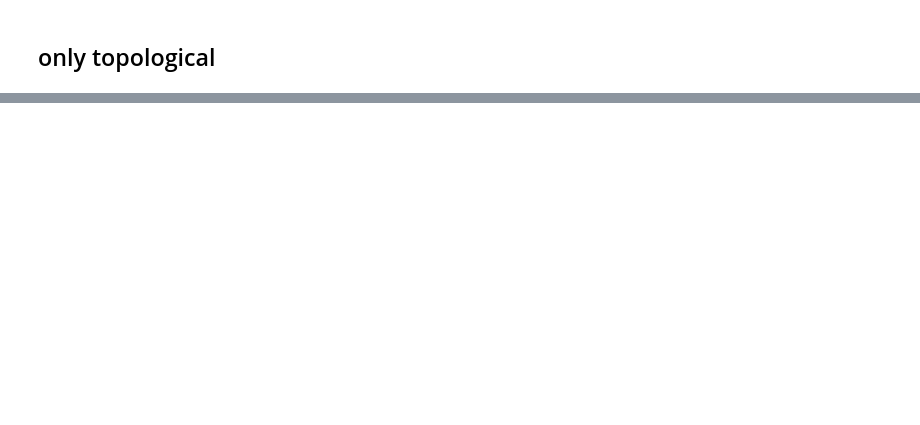
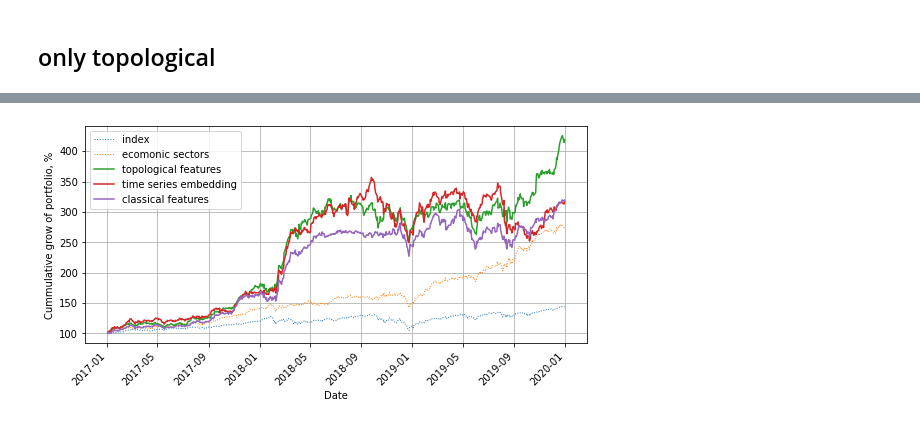
Before and after one commit to petrsokerin/Stock_clustering_paper, a Jupyter notebook: new_res_analysis.ipynb, the cells around one changed output, grey strips where cells are left out. Saved outputs shown, nothing was run; the diff lists cells and outputs as text; code cells hidden in the pictures; blank space fills up the shorter version.

```diff
--- a/new_res_analysis.ipynb
+++ b/new_res_analysis.ipynb
@@ -238,0 +303,5 @@ all_exp_pivot
+# %%
+all_experiments = all_experiments.sort_values(['Risk'], ascending=False)
+all_experiments_selected  = all_experiments[all_experiments['exp_name'] == exp_name].drop(['exp_name'], axis=1)
+all_experiments_gr = all_experiments_selected.groupby(['category'], as_index=False, sort=True).first()
+all_experiments_gr
@@ -238,0 +318,10 @@ all_exp_pivot
+# %%
+methods = dict()
+
+for line in all_experiments_gr.iterrows():
+
+    data = line[1]
+    if data['category'] != 'index':
+        methods[data['category']] = dict_port_methods[data['emb_model']][data['clust_model']]
+    else:
+        methods[data['category']] = df_market[df_market.index > datetime(int(exp_name[-4:]) + 2, 1, 1)]
@@ -238,0 +345,28 @@ all_exp_pivot
+# %%
+methods_to_save = ['index', 'ecomonic sectors', 'topological features',
+       'time series embedding', 'classical features']
+
+methods = {meth:methods[meth] for meth in methods_to_save}
+# %%
+method_styles = {
+    'index': {'linewidth':1, 'linestyle':'dotted'},
+    'ecomonic sectors': {'linewidth':1, 'linestyle':'dotted'},
+    'topological features': {'linewidth':1.5, 'linestyle':'solid'},
+    'time series embedding': {'linewidth':1.5, 'linestyle':'solid'},
+    'classical features': {'linewidth':1.5, 'linestyle':'solid'}
+}
+# %%
+plt.figure(figsize=(9, 4))
+
+for method_name, vals in methods.items():
+    plt.plot((1+ vals).cumprod() * 100, label=method_name, **method_styles[method_name])
+
+plt.xticks(rotation=45, ha='right')
+plt.grid()
+plt.legend()
+plt.xlabel('Date')
+plt.ylabel('Cummulative grow of portfolio, %')
+
+plt.show()
+# %% [output]
+[figure, added]
```
Also changed, not shown: parts of 10 cells of this notebook, 2 other files.
